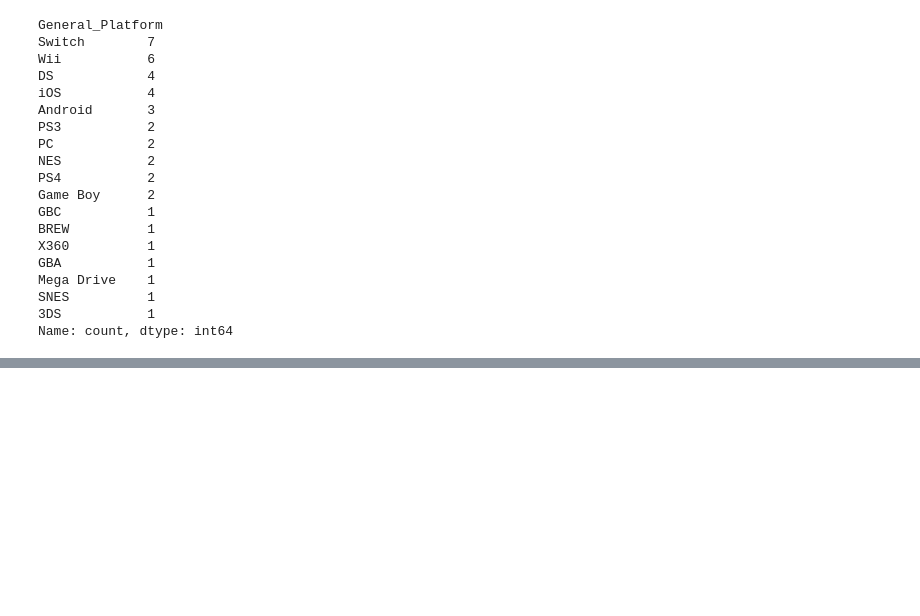
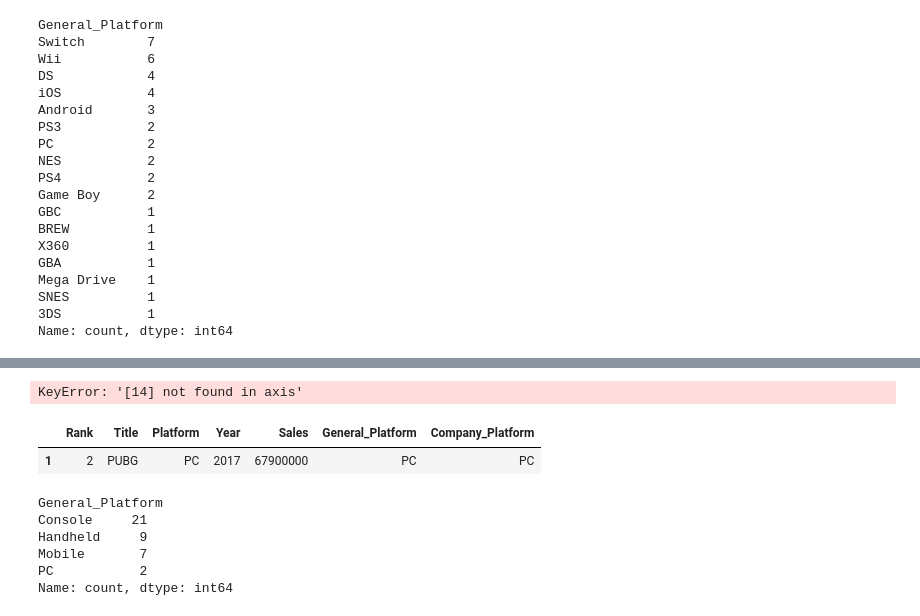
Before and after one commit to John-ODell/DA12capstone_Videogame_Monetization, a Jupyter notebook: notebooks/best_selling_video_games.ipynb, the cells around one changed output, grey strips where cells are left out. Drawn from its saved outputs; the diff is of its cells as text; code cells hidden in the pictures; blank space fills up the shorter version.

```diff
--- a/notebooks/best_selling_video_games.ipynb
+++ b/notebooks/best_selling_video_games.ipynb
@@ -75,0 +90,4 @@ microsoft_dictionary = {'XBOX':'Microsoft'}
+# %%
+best_selling_video_games = best_selling_video_games.drop(index=14)
+# %% [output]
+KeyError: '[14] not found in axis'
@@ -75,0 +96,14 @@ microsoft_dictionary = {'XBOX':'Microsoft'}
+# %%
+best_selling_video_games.head(1)
+# %% [output]
+|  | Rank | Title | Platform | Year | Sales | General_Platform | Company_Platform |
+| 1 | 2 | PUBG | PC | 2017 | 67900000 | PC | PC |
+# %%
+best_selling_video_games.General_Platform.value_counts()
+# %% [output]
+General_Platform
+Console     21
+Handheld     9
+Mobile       7
+PC           2
+Name: count, dtype: int64
```
Also changed, not shown: parts of 14 cells of this notebook.
